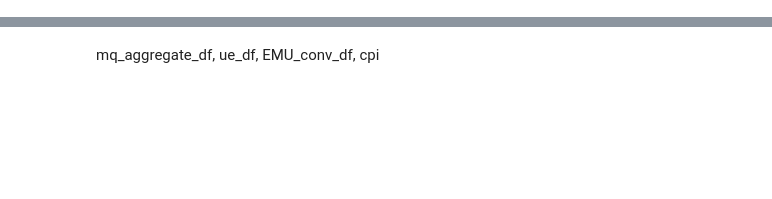
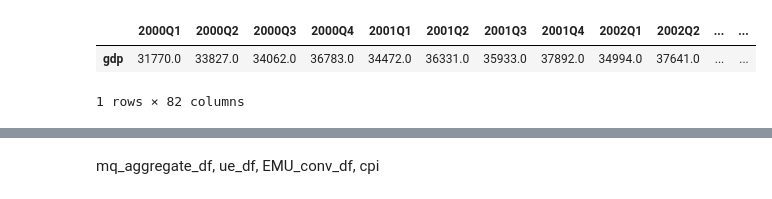
Before and after one commit to SanteriVtj/inflation-and-unemployment-lr, a Jupyter notebook: nb.ipynb, the cells around one changed output, grey strips where cells are left out. Drawn from its saved outputs; the diff is of its cells as text; code cells hidden in the pictures; blank space fills up the shorter version.

```diff
--- a/nb.ipynb
+++ b/nb.ipynb
@@ -50,2 +33,13 @@ gdp
+# %%
+gdp = eurostat.get_data_df('namq_10_gdp')
+gdp = gdp[gdp['geo\\time'].str.match('FI') & gdp['unit'].str.match('CP_MEUR') & gdp['s_adj'].str.match('NSA') & gdp['na_item'].str.match('B1GQ')]
+gdp = gdp.drop(gdp.columns[:4], axis=1).dropna(axis=1).iloc[:,::-1]
+gdp = gdp.drop(gdp.columns[:list(gdp.columns).index('2000Q1')], axis=1)
+gdp.index = ['gdp']
+gdp
+# %% [output]
+|  | 2000Q1 | 2000Q2 | 2000Q3 | 2000Q4 | 2001Q1 | 2001Q2 | 2001Q3 | 2001Q4 | 2002Q1 | 2002Q2 | ... | ... |
+| gdp | 31770.0 | 33827.0 | 34062.0 | 36783.0 | 34472.0 | 36331.0 | 35933.0 | 37892.0 | 34994.0 | 37641.0 | ... | ... |
+1 rows × 82 columns
 # %%
 ue_df = eurostat.get_data_df('tipsun30')
```
Also changed, not shown: parts of 7 cells of this notebook.
